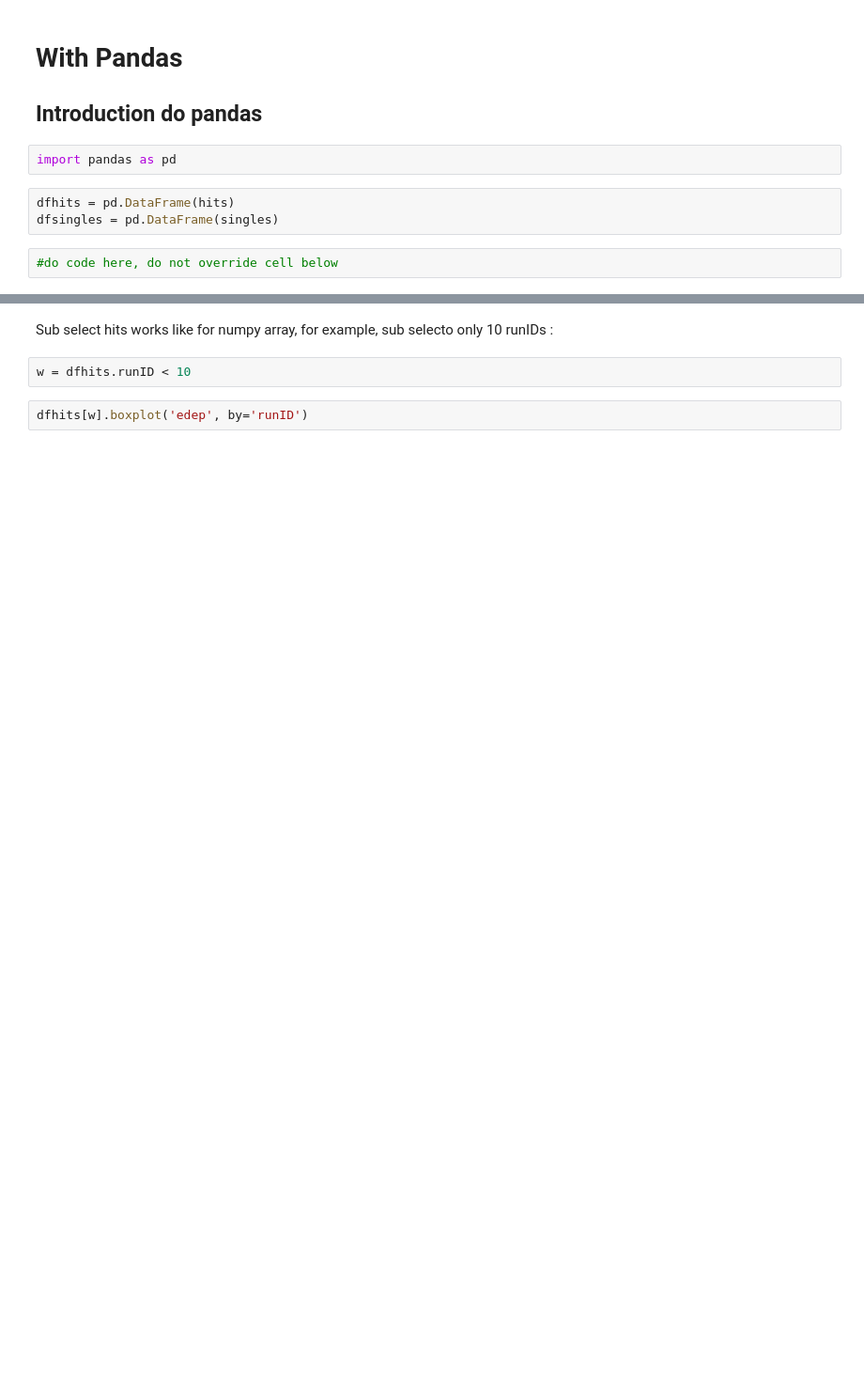
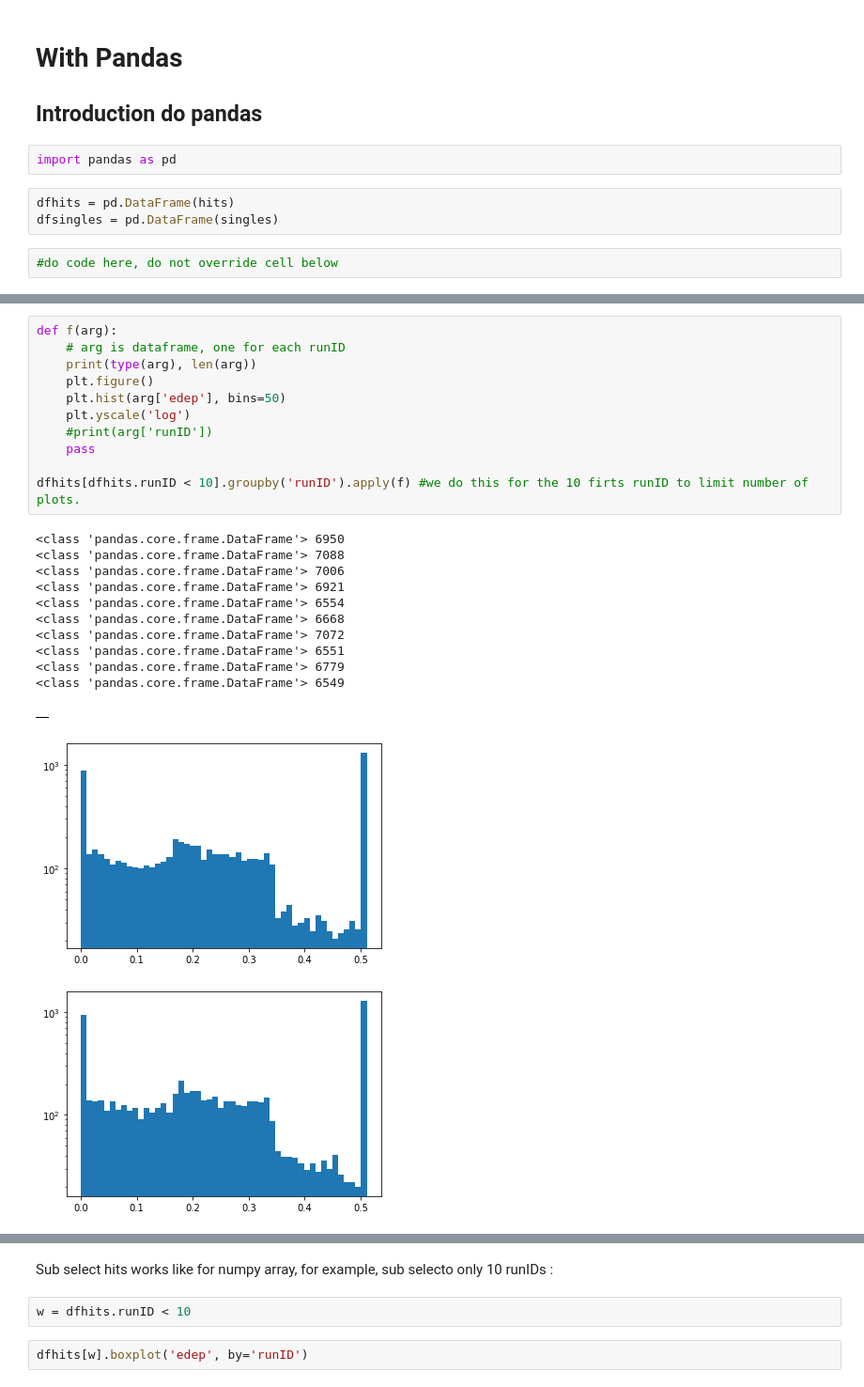
Before and after one commit to m-dupont/gate-python-training, a Jupyter notebook: open_data/open_data_corrections.ipynb, the cells around one changed output, grey strips where cells are left out. Shown: that part at 94% size. Saved outputs shown, nothing was run; the diff lists cells and outputs as text; blank space fills up the shorter version.

```diff
--- a/open_data/open_data_corrections.ipynb
+++ b/open_data/open_data_corrections.ipynb
@@ -956,0 +996,25 @@ Name: edep, Length: 360, dtype: float32
+# %%
+def f(arg):
+    # arg is dataframe, one for each runID
+    print(type(arg), len(arg))
+    plt.figure()
+    plt.hist(arg['edep'], bins=50)
+    plt.yscale('log')
+    #print(arg['runID'])
+    pass
+
+dfhits[dfhits.runID < 10].groupby('runID').apply(f) #we do this for the 10 firts runID to limit number of plots.
+# %% [output]
+<class 'pandas.core.frame.DataFrame'> 6950
+<class 'pandas.core.frame.DataFrame'> 7088
+<class 'pandas.core.frame.DataFrame'> 7006
+<class 'pandas.core.frame.DataFrame'> 6921
+<class 'pandas.core.frame.DataFrame'> 6554
+<class 'pandas.core.frame.DataFrame'> 6668
+<class 'pandas.core.frame.DataFrame'> 7072
+<class 'pandas.core.frame.DataFrame'> 6551
+<class 'pandas.core.frame.DataFrame'> 6779
+<class 'pandas.core.frame.DataFrame'> 6549
+|  |
+[figure, added]
+[figure, added]
```
Also changed, not shown: parts of 97 cells of this notebook.
